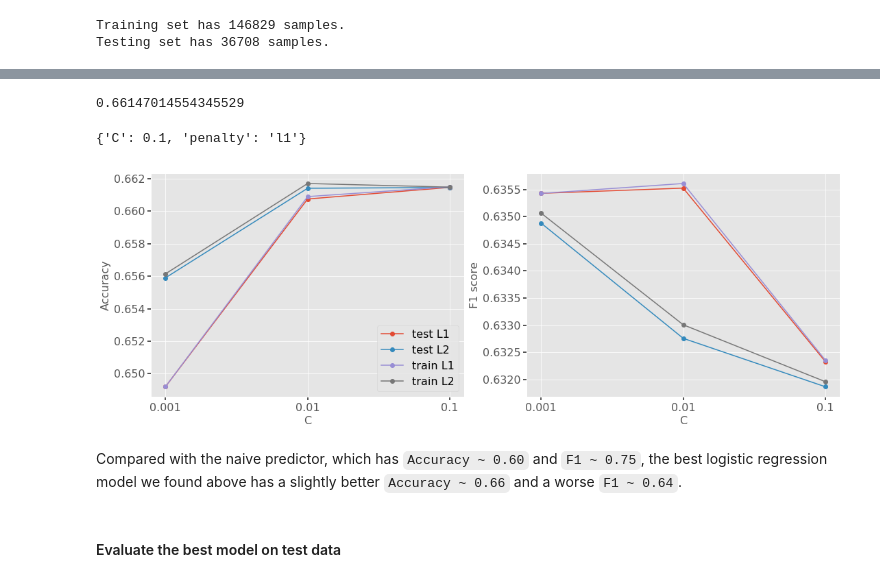
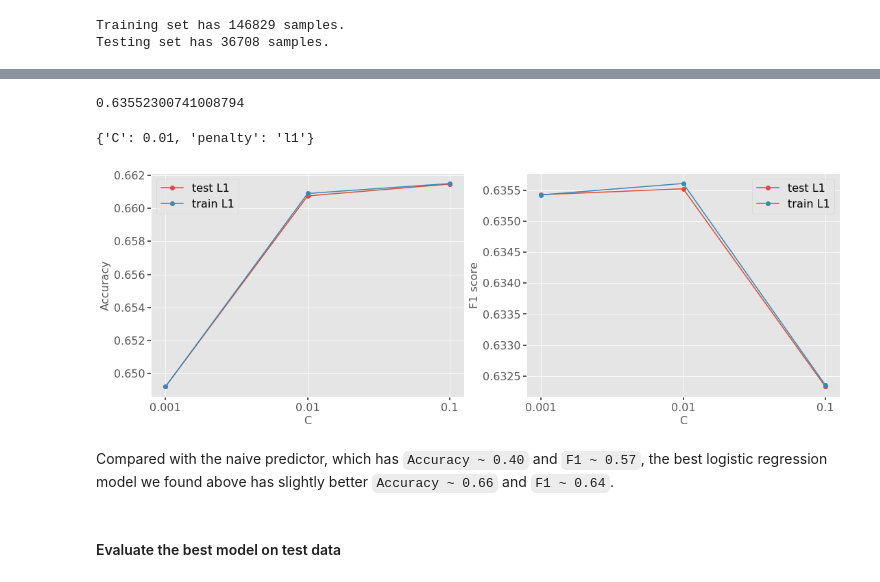
Before and after one commit to xingliuUT/History-Kaggle-Airbnb, a Jupyter notebook: demo.ipynb, the cells around one changed output, grey strips where cells are left out. Saved outputs shown, nothing was run; the diff lists cells and outputs as text; code cells hidden in the pictures.

```diff
--- a/demo.ipynb
+++ b/demo.ipynb
@@ -219,10 +168,10 @@ fig, ax = plt.subplots(nrows = 1, ncols = 2, figsize = (16, 6), sharex = False,
 ax[0].hist(users_data.age, log = False, bins = 200, normed = False);
 ax[0].tick_params(axis='both',which='both',labelsize=16,\
         length=5,width=2,direction='out');
-ax[0].set_title('age distribution after preprocessing', fontsize = 16);
+ax[0].set_title('Entire age distribution after preprocessing', fontsize = 16);
 
 ax[1].hist(users_data.age, range = (0.3, 1.5), log = False, bins = 200, normed = False);
 ax[1].tick_params(axis='both',which='both',labelsize=16,\
         length=5,width=2,direction='out');
-ax[1].set_title('age distribution after preprocessing', fontsize = 16);
+ax[1].set_title('Valid age distribution after preprocessing', fontsize = 16);
 # %% [output]
@@ -251,6 +228,7 @@ for feat in cat_features:
     tmp = pd.crosstab([users_data.loc[:,feat]], users_data.Booking).apply(lambda x: x/x.sum(), axis=1)
     tmp.plot(kind='bar', stacked=False, ax = ax, legend = True, colormap = 'Set1');
     ax.set_xlabel('');
+    ax.set_ylabel('Fraction', fontsize = 16);
     ax.set_title(feat, fontsize = 16);
     i += 1
 # %% [output]
@@ -569,45 +582,46 @@ Wall time: 41.7 s
 # best f1 score
 models.best_score_
 # %% [output]
-0.66147014554345529
+0.63552300741008794
 # %%
 # best combination of parameters
 models.best_params_
 # %% [output]
-{'C': 0.1, 'penalty': 'l1'}
+{'C': 0.01, 'penalty': 'l1'}
 # %%
 fig, ax = plt.subplots(ncols = 2, figsize = (18, 6))
 
 l1_ind = [0, 2, 4]; l2_ind = [1, 3, 5]
 
 ax[0].plot(l1_ind, models.cv_results_['mean_test_accuracy'][l1_ind], 'o-', label = 'test L1');
-ax[0].plot(l1_ind, models.cv_results_['mean_test_accuracy'][l2_ind], 'o-', label = 'test L2');
+#ax[0].plot(l1_ind, models.cv_results_['mean_test_accuracy'][l2_ind], 'o-', label = 'test L2');
 ax[0].plot(l1_ind, models.cv_results_['mean_train_accuracy'][l1_ind], 'o-', label = 'train L1');
-ax[0].plot(l1_ind, models.cv_results_['mean_train_accuracy'][l2_ind], 'o-', label = 'train L2');
+#ax[0].plot(l1_ind, models.cv_results_['mean_train_accuracy'][l2_ind], 'o-', label = 'train L2');
 ax[0].set_xticklabels([0.001, 0.01, 0.1]);
 ax[0].set_xticks(l1_ind);
 ax[0].set_xlabel('C', fontsize = 16);
 ax[0].set_ylabel('Accuracy', fontsize = 16);
 ax[0].legend(fontsize = 16);
 ax[0].tick_params(axis='both',which='both',labelsize=16,\
         length=5,width=2,direction='out');
 #ax[0].axhline(y = accuracy_naive, color = 'k');
 
 ax[1].plot(l1_ind, models.cv_results_['mean_test_f1'][l1_ind], 'o-', label = 'test L1');
-ax[1].plot(l1_ind, models.cv_results_['mean_test_f1'][l2_ind], 'o-', label = 'test L2');
+#ax[1].plot(l1_ind, models.cv_results_['mean_test_f1'][l2_ind], 'o-', label = 'test L2');
 ax[1].plot(l1_ind, models.cv_results_['mean_train_f1'][l1_ind], 'o-', label = 'train L1');
-ax[1].plot(l1_ind, models.cv_results_['mean_train_f1'][l2_ind], 'o-', label = 'train L2');
+#ax[1].plot(l1_ind, models.cv_results_['mean_train_f1'][l2_ind], 'o-', label = 'train L2');
 ax[1].set_xticklabels([0.001, 0.01, 0.1]);
 ax[1].set_xticks(l1_ind);
 ax[1].set_xlabel('C', fontsize = 16);
 ax[1].set_ylabel('F1 score', fontsize = 16);
+ax[1].legend(fontsize = 16);
 ax[1].tick_params(axis='both',which='both',labelsize=16,\
         length=5,width=2,direction='out');
 #ax[1].axhline(y = f1_naive, color = 'k');
 # %% [output]
-[figure, old version]
+[figure, new version]
 # %% [markdown]
-Compared with the naive predictor, which has `Accuracy ~ 0.60` and `F1 ~ 0.75`, the best logistic regression model we found above has a slightly better `Accuracy ~ 0.66` and a worse `F1 ~ 0.64`.
+Compared with the naive predictor, which has `Accuracy ~ 0.40` and `F1 ~ 0.57`, the best logistic regression model we found above has slightly better `Accuracy ~ 0.66` and `F1 ~ 0.64`.
 # %% [markdown]
 #### Evaluate the best model on test data
 # %%
```
Also changed, not shown: parts of 53 cells of this notebook.
